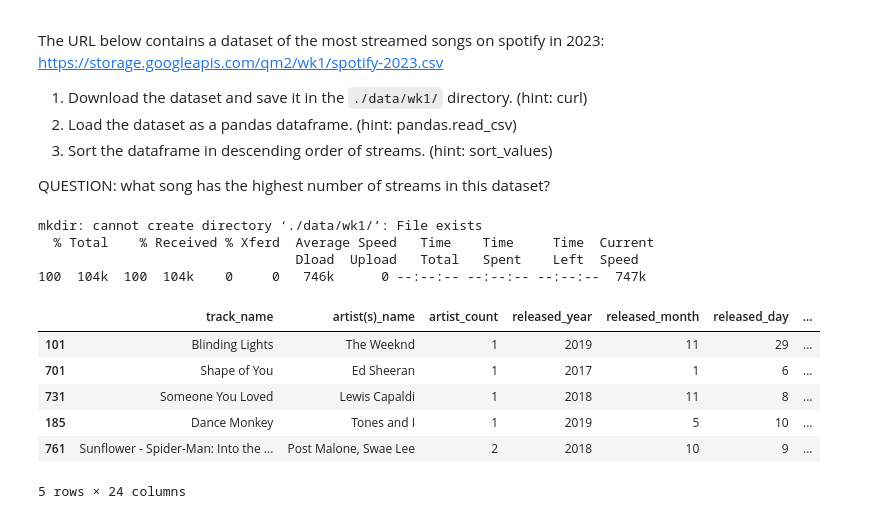
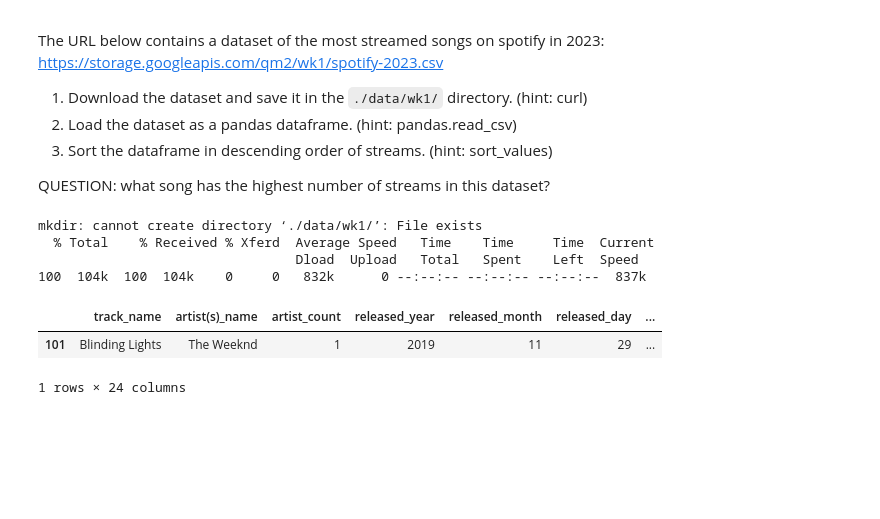
Before and after one commit to alxbxck/QM2, a Jupyter notebook: notebooks/W01. Python Recap.ipynb, the cells around one changed output. Drawn from its saved outputs; the diff is of its cells as text; code cells hidden in the pictures; blank space fills up the shorter version.

```diff
--- a/notebooks/W01. Python Recap.ipynb
+++ b/notebooks/W01. Python Recap.ipynb
@@ -262,21 +256,15 @@ QUESTION: what song has the highest number of streams in this dataset?
 # %%
 !mkdir ./data/wk1/
 !curl https://storage.googleapis.com/qm2/wk1/spotify-2023.csv -o ./data/wk1/spotify2023.csv
 import pandas
-import matplotlib
-%matplotlib inline
 data=pandas.read_csv('./data/wk1/spotify2023.csv')
 data.head()
-data.sort_values(by='streams', ascending=False).head()
+data.sort_values(by='streams', ascending=False).head(1)
 # %% [output]
 mkdir: cannot create directory ‘./data/wk1/’: File exists
   % Total    % Received % Xferd  Average Speed   Time    Time     Time  Current
                                  Dload  Upload   Total   Spent    Left  Speed
-100  104k  100  104k    0     0   746k      0 --:--:-- --:--:-- --:--:--  747k
+100  104k  100  104k    0     0   832k      0 --:--:-- --:--:-- --:--:--  837k
 |  | track_name | artist(s)_name | artist_count | released_year | released_month | released_day | ... |
 | 101 | Blinding Lights | The Weeknd | 1 | 2019 | 11 | 29 | ... |
-| 701 | Shape of You | Ed Sheeran | 1 | 2017 | 1 | 6 | ... |
-| 731 | Someone You Loved | Lewis Capaldi | 1 | 2018 | 11 | 8 | ... |
-| 185 | Dance Monkey | Tones and I | 1 | 2019 | 5 | 10 | ... |
-| 761 | Sunflower - Spider-Man: Into the ... | Post Malone, Swae Lee | 2 | 2018 | 10 | 9 | ... |
-5 rows × 24 columns
+1 rows × 24 columns
```
Also changed, not shown: parts of 11 cells of this notebook.
